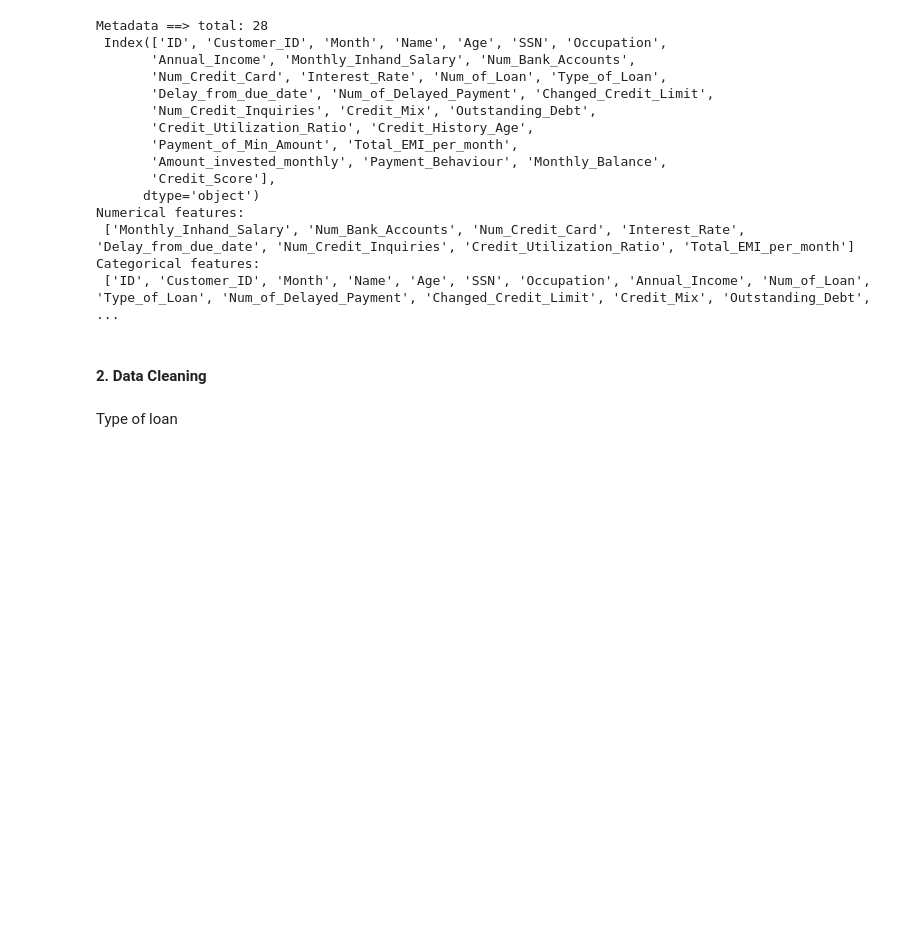
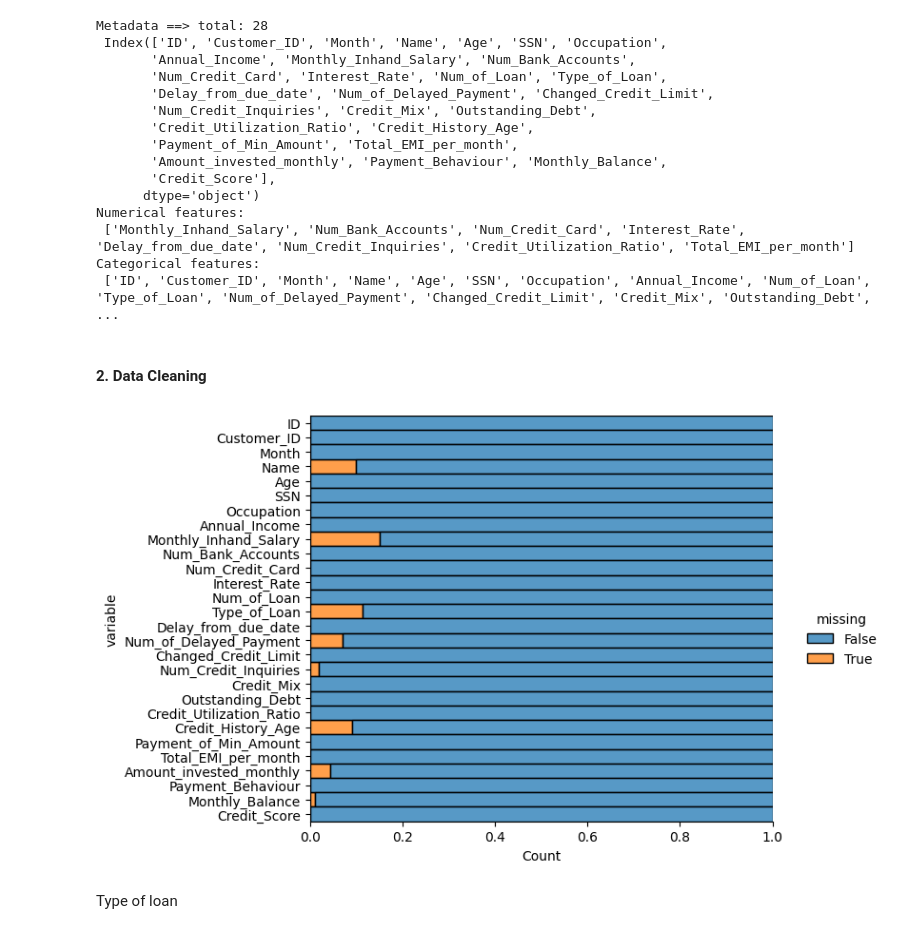
Before and after one commit to HoltechHard/Specialized_Topics_AI-ML-5130203, a Jupyter notebook: lesson04/lab04.ipynb, the cells around one changed output. Drawn from its saved outputs; the diff is of its cells as text; code cells hidden in the pictures; blank space fills up the shorter version.

```diff
--- a/lesson04/lab04.ipynb
+++ b/lesson04/lab04.ipynb
@@ -69,6 +71,10 @@ Categorical features:
  ['ID', 'Customer_ID', 'Month', 'Name', 'Age', 'SSN', 'Occupation', 'Annual_Income', 'Num_of_Loan', 'Type_of_Loan', 'Num_of_Delayed_Payment', 'Changed_Credit_Limit', 'Credit_Mix', 'Outstanding_Debt',  ...
 # %% [markdown]
 #### 2. Data Cleaning
+# %%
+dp.filter_missing(dataset)
+# %% [output]
+[figure, added]
 # %% [markdown]
 Type of loan
 # %%
```
Also changed, not shown: parts of 20 cells of this notebook.
